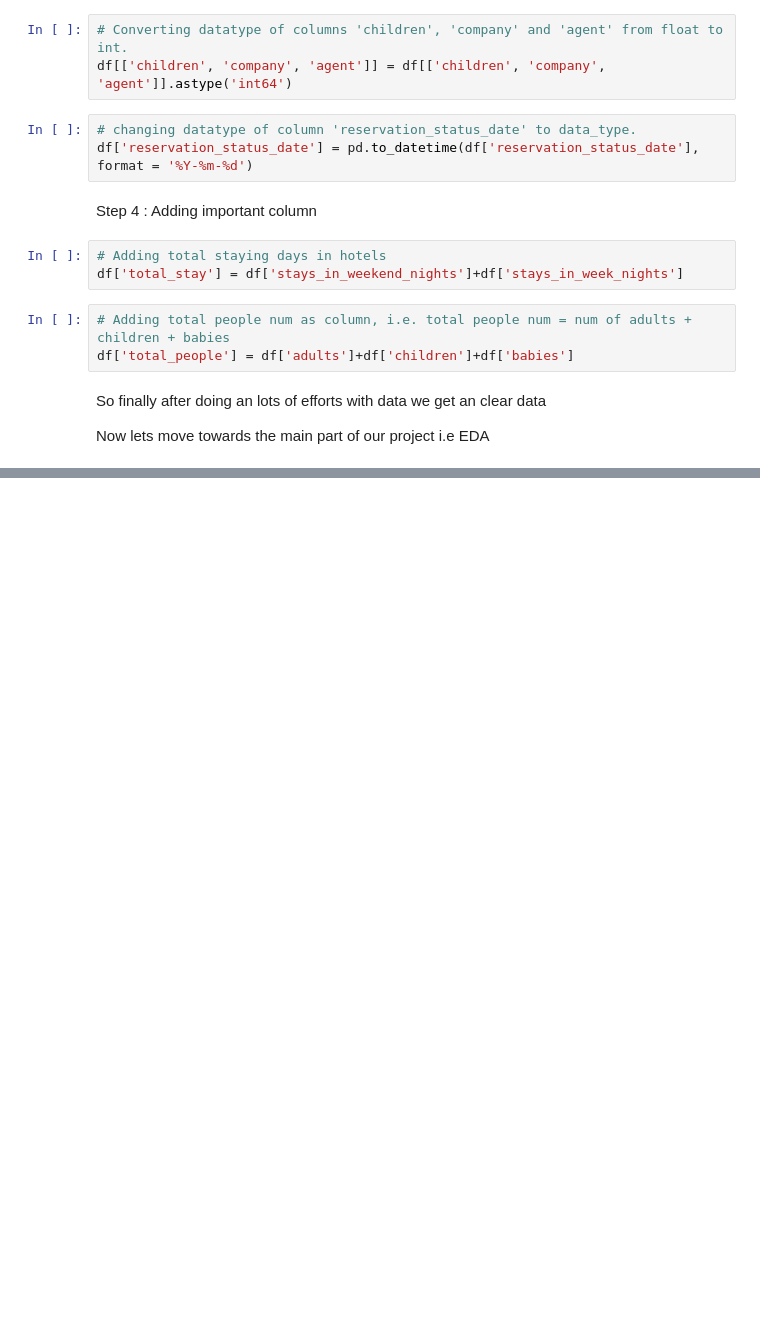
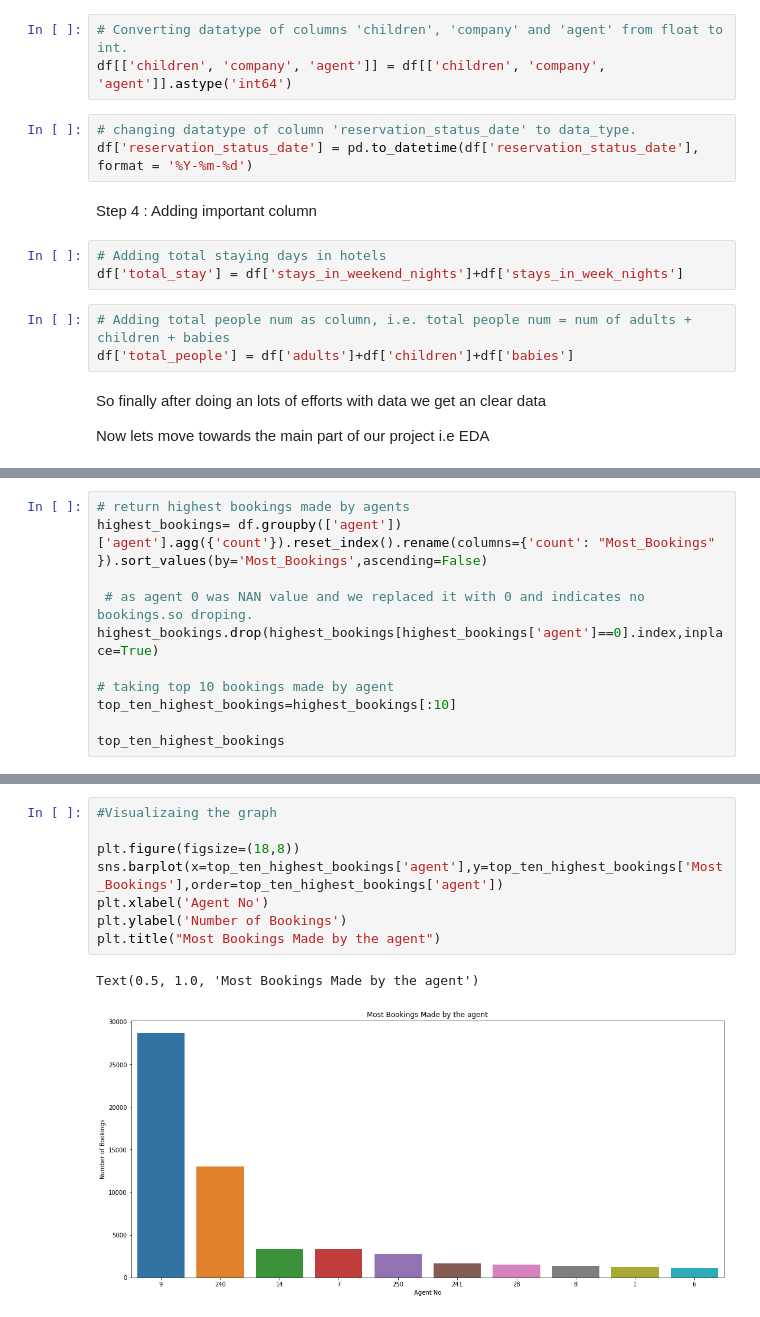
Before and after one commit to Tanushri920/Hotel-booking-analysis, a Jupyter notebook: Hotel_Booking_Analysis_Capstone_Project.ipynb, the cells around one changed output, grey strips where cells are left out. Cells and saved outputs as stored; diff of their text form; blank space fills up the shorter version.

```diff
--- a/Hotel_Booking_Analysis_Capstone_Project.ipynb
+++ b/Hotel_Booking_Analysis_Capstone_Project.ipynb
@@ -244,0 +253,11 @@ Now lets move towards the main part of our project i.e EDA
+# %%
+# return highest bookings made by agents
+highest_bookings= df.groupby(['agent'])['agent'].agg({'count'}).reset_index().rename(columns={'count': "Most_Bookings" }).sort_values(by='Most_Bookings',ascending=False)
+
+ # as agent 0 was NAN value and we replaced it with 0 and indicates no bookings.so droping.
+highest_bookings.drop(highest_bookings[highest_bookings['agent']==0].index,inplace=True)
+
+# taking top 10 bookings made by agent
+top_ten_highest_bookings=highest_bookings[:10]
+
+top_ten_highest_bookings
@@ -244,0 +276,11 @@ Now lets move towards the main part of our project i.e EDA
+# %%
+#Visualizaing the graph
+
+plt.figure(figsize=(18,8))
+sns.barplot(x=top_ten_highest_bookings['agent'],y=top_ten_highest_bookings['Most_Bookings'],order=top_ten_highest_bookings['agent'])
+plt.xlabel('Agent No')
+plt.ylabel('Number of Bookings')
+plt.title("Most Bookings Made by the agent")
+# %% [output]
+Text(0.5, 1.0, 'Most Bookings Made by the agent')
+[figure, added]
```
Also changed, not shown: parts of 15 cells of this notebook.
